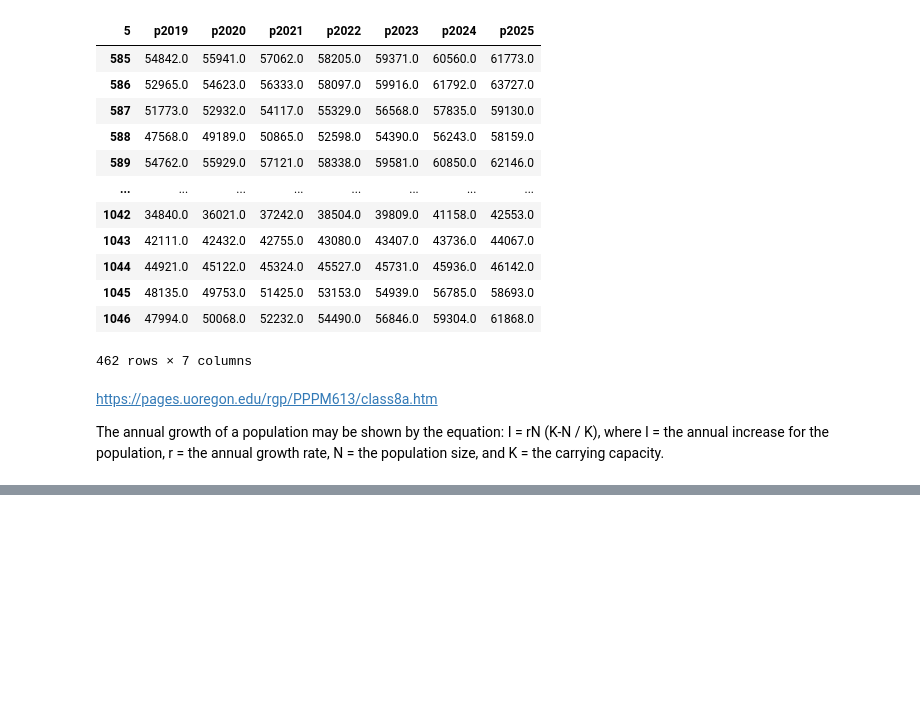
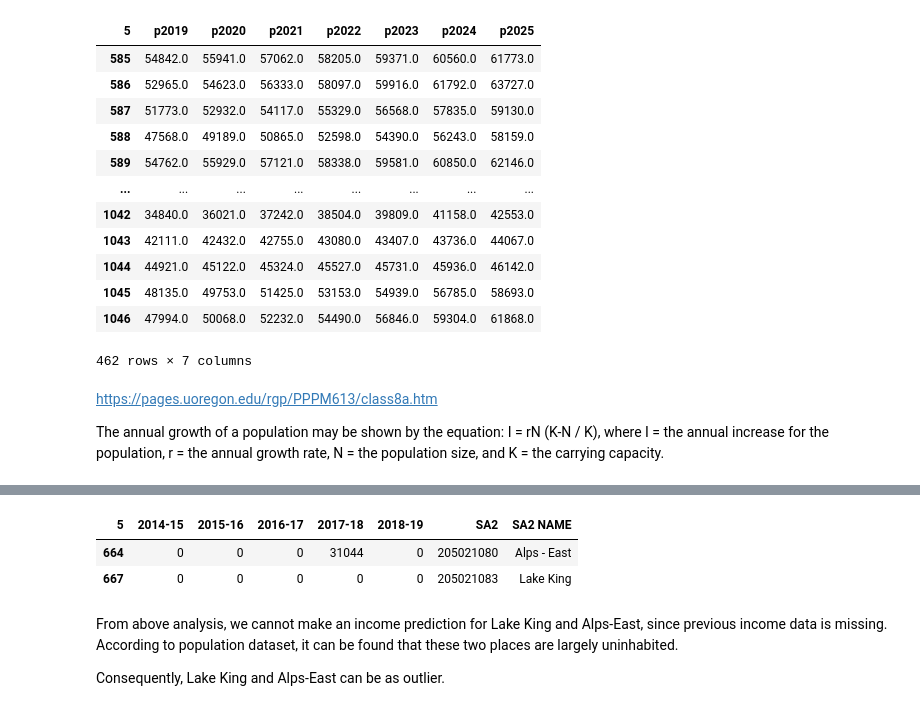
Before and after one commit to MAST30034-Applied-Data-Science/generic-real-estate-consulting-project-group-9, a Jupyter notebook: notebooks/income_prediction.ipynb, the cells around one changed output, grey strips where cells are left out. Drawn from its saved outputs; the diff is of its cells as text; code cells hidden in the pictures; blank space fills up the shorter version.

Commit message:
income

```diff
--- a/notebooks/income_prediction.ipynb
+++ b/notebooks/income_prediction.ipynb
@@ -54,8 +50,0 @@ df_income_2
-# %%
-df_income[['SA2','SA2 NAME']]=df_SA2_col[['SA2','SA2 NAME']]
-df_income
-df_income_2=df_income
-df_income_2 = df_income_2.drop(columns=['SA2', 'SA2 NAME'])
-df_income_2 = df_income_2.rename(columns = {'2014-15':'2014','2015-16':'2015','2016-17':'2016',
-                                  '2017-18':'2017','2018-19':'2018',}, inplace = False)
-df_income_2 = df_income_2.fillna(0)
@@ -223,2 +211,14 @@ df
 # %%
 df.to_csv('/Users/jia/Documents/GitHub/generic-real-estate-consulting-project-group-9/notebooks/income_prediction.csv')
+# %%
+# find missing value
+df_np=df_income[df_income['2018-19']==0]
+df_np
+# %% [output]
+| 5 | 2014-15 | 2015-16 | 2016-17 | 2017-18 | 2018-19 | SA2 | SA2 NAME |
+| 664 | 0 | 0 | 0 | 31044 | 0 | 205021080 | Alps - East |
+| 667 | 0 | 0 | 0 | 0 | 0 | 205021083 | Lake King |
+# %% [markdown]
+From above analysis, we cannot make an income prediction for Lake King and Alps-East, since previous income data is missing. According to population dataset, it can be found that these two places are largely uninhabited.
+
+Consequently, Lake King and Alps-East can be as outlier.
```
Also changed, not shown: parts of 13 cells of this notebook.
